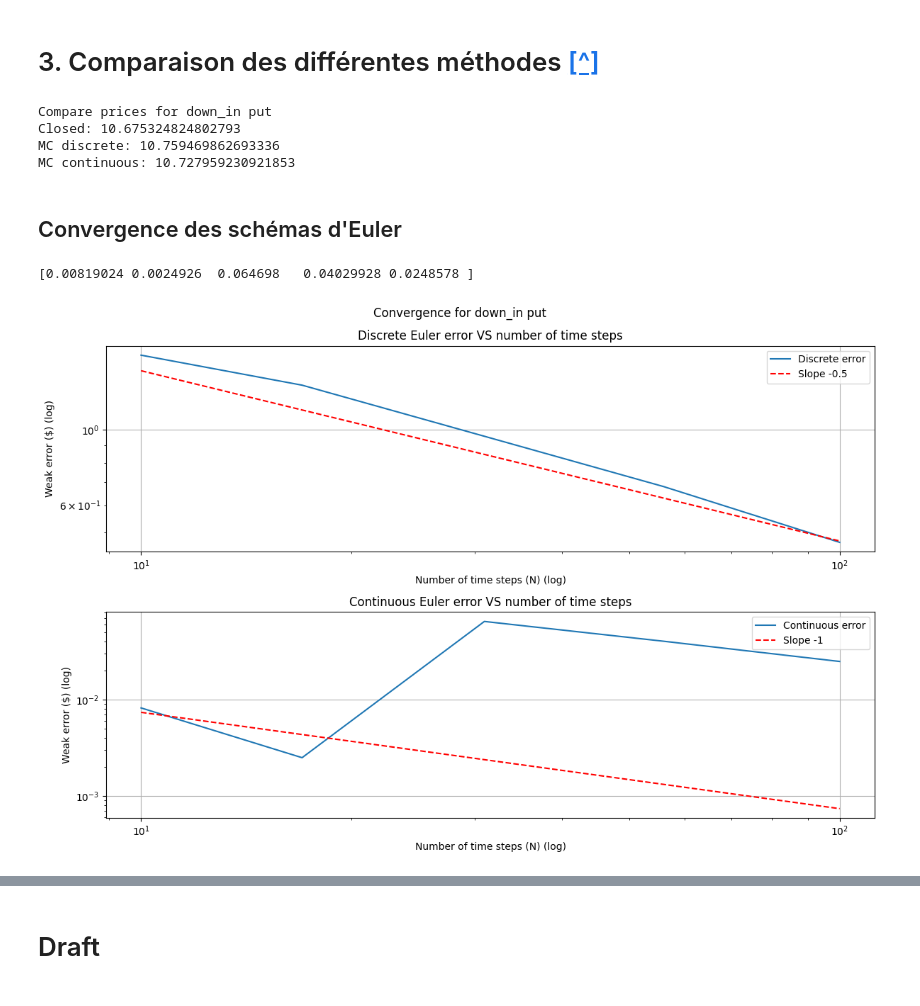
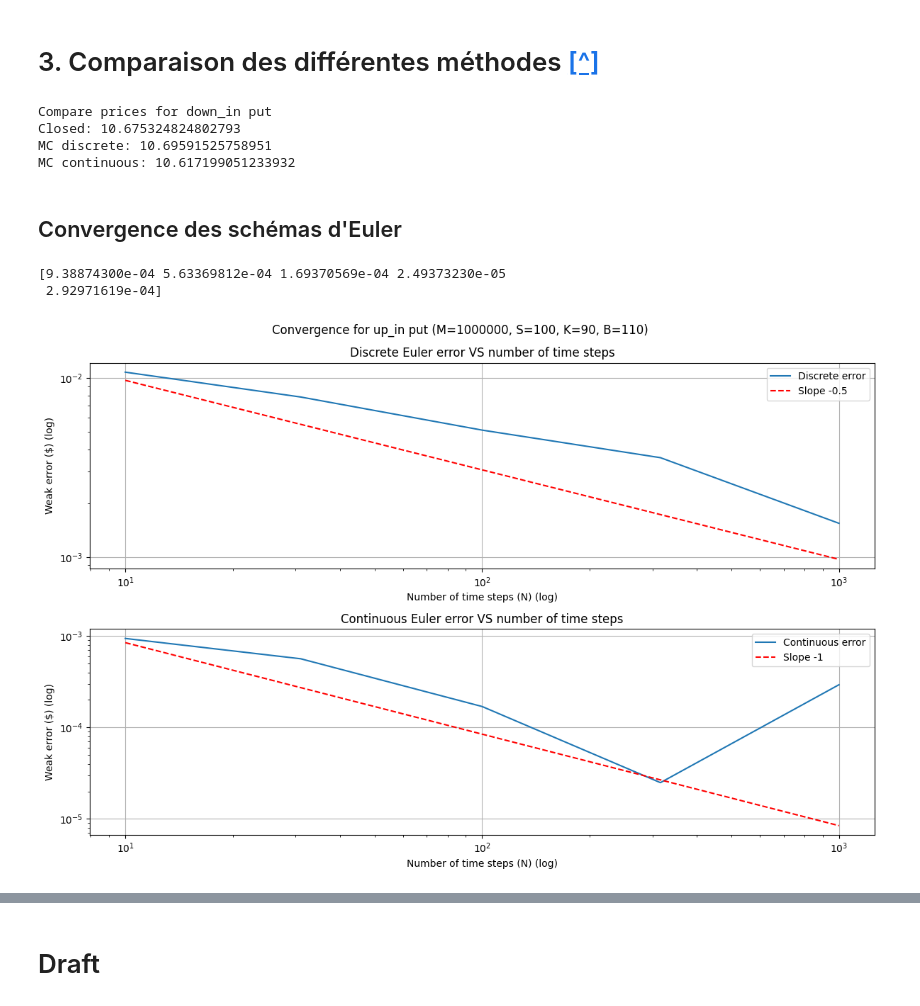
Before and after one commit to PierreArtigalaCS/MonteCarloM2MO, a Jupyter notebook: barrier_options.ipynb, the cells around one changed output, grey strips where cells are left out. Drawn from its saved outputs; the diff is of its cells as text; code cells hidden in the pictures.

```diff
--- a/barrier_options.ipynb
+++ b/barrier_options.ipynb
@@ -210,7 +210,7 @@ price_closed, price_mc_discrete, price_mc_continuous = compare_prices(
     type_option=type_option,
     direction=direction,
     knock=knock,
-)
+)["price"]
 
 print("Compare prices for " + direction + "_" + knock + " " + type_option)
 print("Closed:", price_closed)
@@ -219,42 +219,43 @@ print("MC continuous:", price_mc_continuous)
 # %% [output]
 Compare prices for down_in put
 Closed: 10.675324824802793
-MC discrete: 10.759469862693336
-MC continuous: 10.727959230921853
+MC discrete: 10.69591525758951
+MC continuous: 10.617199051233932
 # %% [markdown]
 ## Convergence des schémas d'Euler
 # %%
 # Starting point
 S = 100
 # Strike
-K = 120
+K = 90
 # Time
 T = 1
 # Number of simulations
 M = 10**6
 # Risk-free interest rate
-r = 0.05
+r = 0.03
 # Volatility
-sigma = 0.2
-B = 90
-direction = "down"
+sigma = 0.12
+B = 110
+direction = "up"
 knock = "in"
 type_option = "put"
 nb_points = 5
 
 convergence(
     S=S,
     K=K,
     T=T,
     M=M,
     r=r,
     sigma=sigma,
     B=B,
     type_option=type_option,
     direction=direction,
     knock=knock,
     nb_points=nb_points
 )
 # %% [output]
-[0.00819024 0.0024926  0.064698   0.04029928 0.0248578 ]
+[9.38874300e-04 5.63369812e-04 1.69370569e-04 2.49373230e-05
+ 2.92971619e-04]
-[figure, old version]
+[figure, new version]
```
Also changed, not shown: parts of 5 cells of this notebook, 1 other file.
